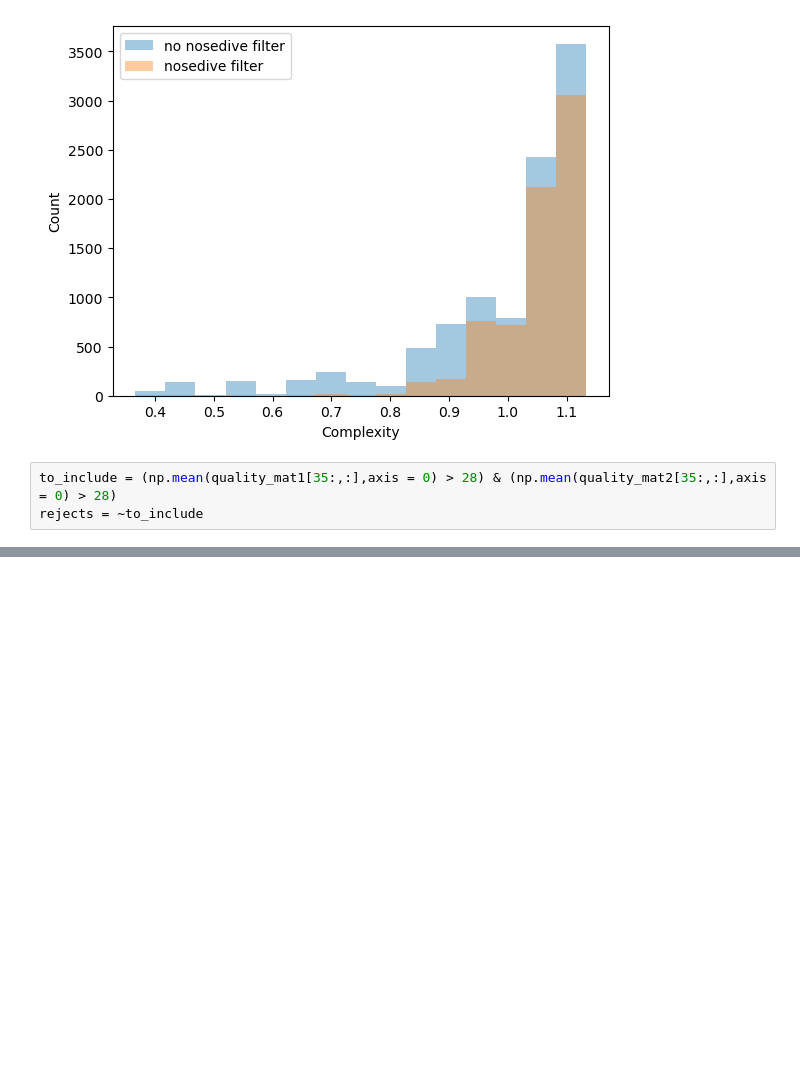
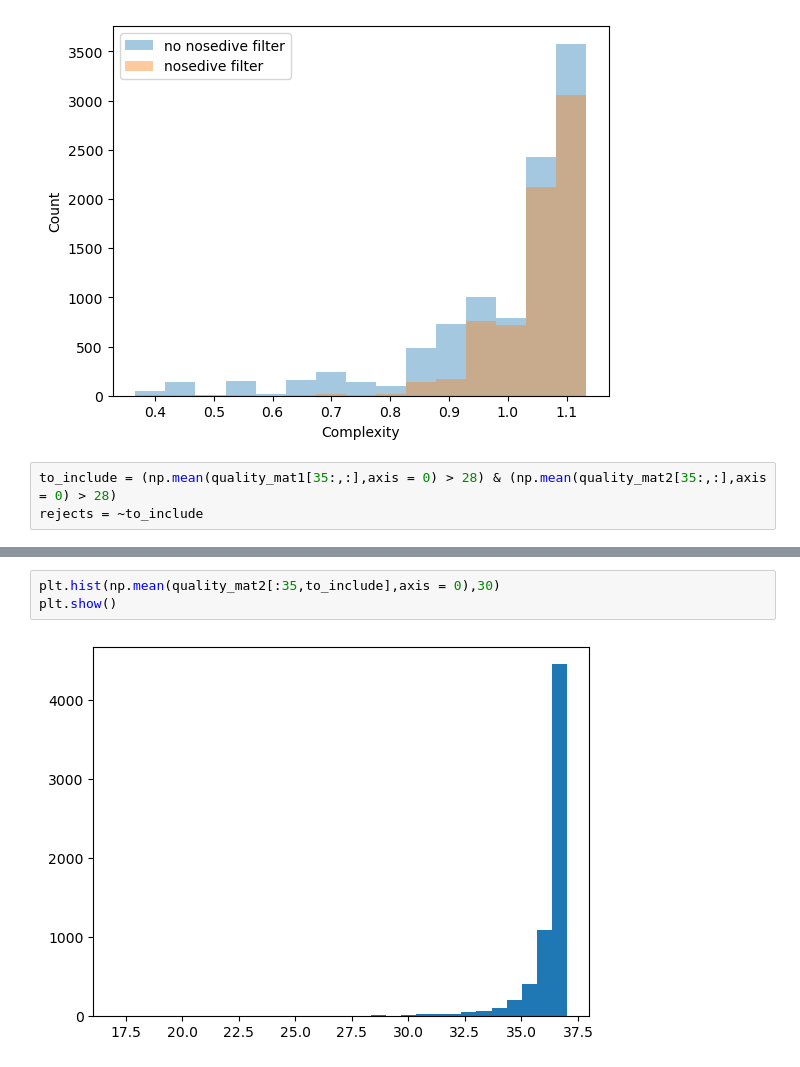
Before and after one commit to GeroyUsilov/raw_data_scripts, a Jupyter notebook: compression_testing.ipynb, the cells around one changed output, grey strips where cells are left out. Drawn from its saved outputs; the diff is of its cells as text; blank space fills up the shorter version.

```diff
--- a/compression_testing.ipynb
+++ b/compression_testing.ipynb
@@ -188,0 +194,5 @@ with open(directory+"/test_r2_rejected.fastq", "w") as output_handle:
+# %%
+plt.hist(np.mean(quality_mat2[:35,to_include],axis = 0),30)
+plt.show()
+# %% [output]
+[figure, added]
```
Also changed, not shown: parts of 3 cells of this notebook, 2 other files.
